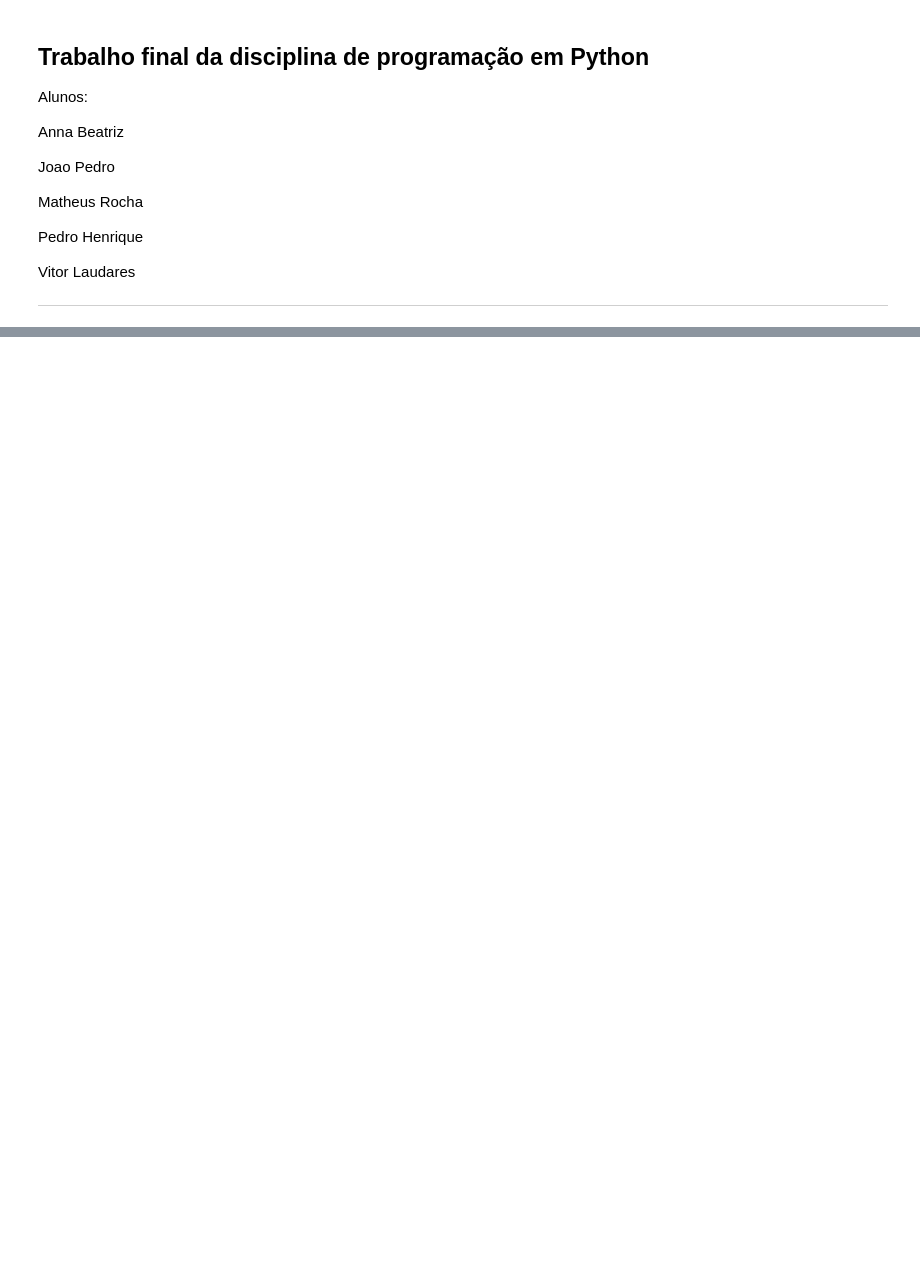
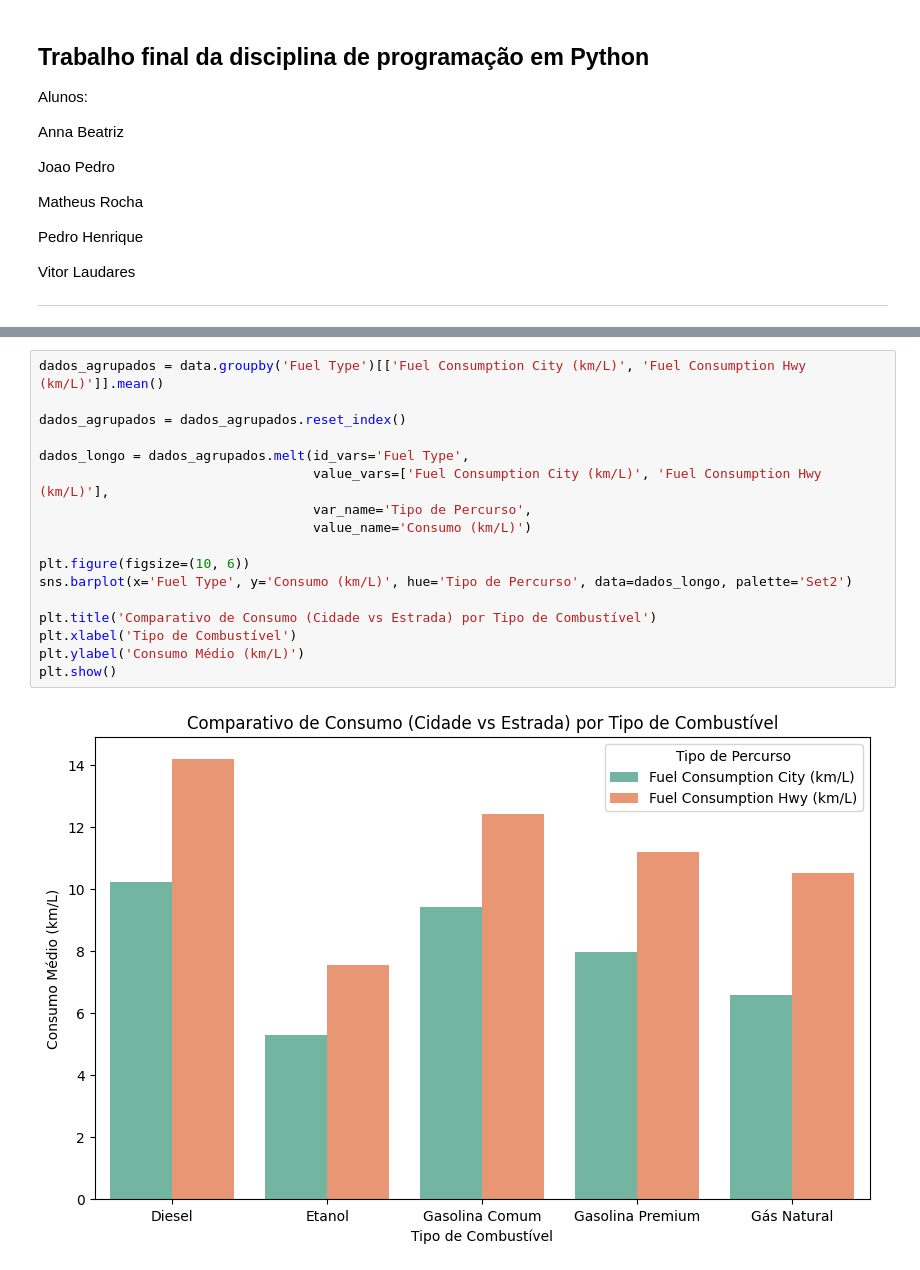
Before and after one commit to vitor-laudares/Trabalho-Final-Py_Stellantis, a Jupyter notebook: trabalho_final_py_stellantis.ipynb, the cells around one changed output, grey strips where cells are left out. Saved outputs shown, nothing was run; the diff lists cells and outputs as text; blank space fills up the shorter version.

```diff
--- a/trabalho_final_py_stellantis.ipynb
+++ b/trabalho_final_py_stellantis.ipynb
@@ -75 +171,20 @@ for marca in data['Make']:
+# %%
+dados_agrupados = data.groupby('Fuel Type')[['Fuel Consumption City (km/L)', 'Fuel Consumption Hwy (km/L)']].mean()
+
+dados_agrupados = dados_agrupados.reset_index()
+
+dados_longo = dados_agrupados.melt(id_vars='Fuel Type',
+                                   value_vars=['Fuel Consumption City (km/L)', 'Fuel Consumption Hwy (km/L)'],
+                                   var_name='Tipo de Percurso',
+                                   value_name='Consumo (km/L)')
+
+plt.figure(figsize=(10, 6))
+sns.barplot(x='Fuel Type', y='Consumo (km/L)', hue='Tipo de Percurso', data=dados_longo, palette='Set2')
+
+plt.title('Comparativo de Consumo (Cidade vs Estrada) por Tipo de Combustível')
+plt.xlabel('Tipo de Combustível')
+plt.ylabel('Consumo Médio (km/L)')
+plt.show()
+# %% [output]
+[figure, added]
 # %%
```
Also changed, not shown: parts of 5 cells of this notebook.
